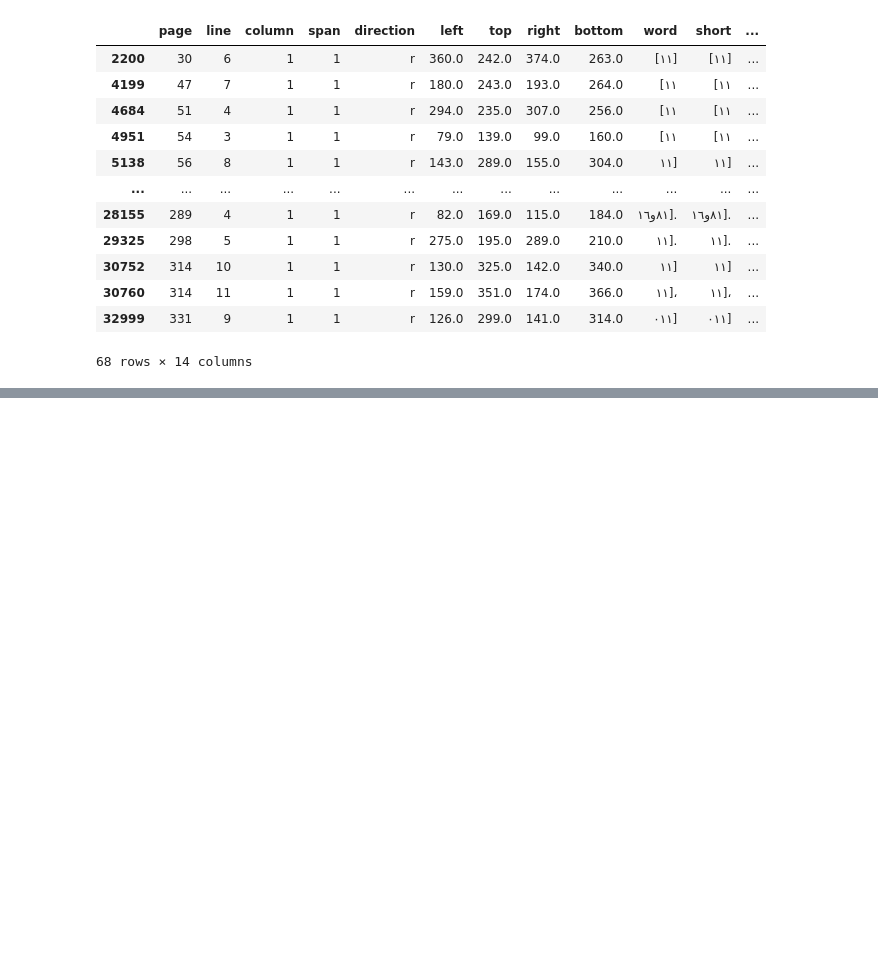
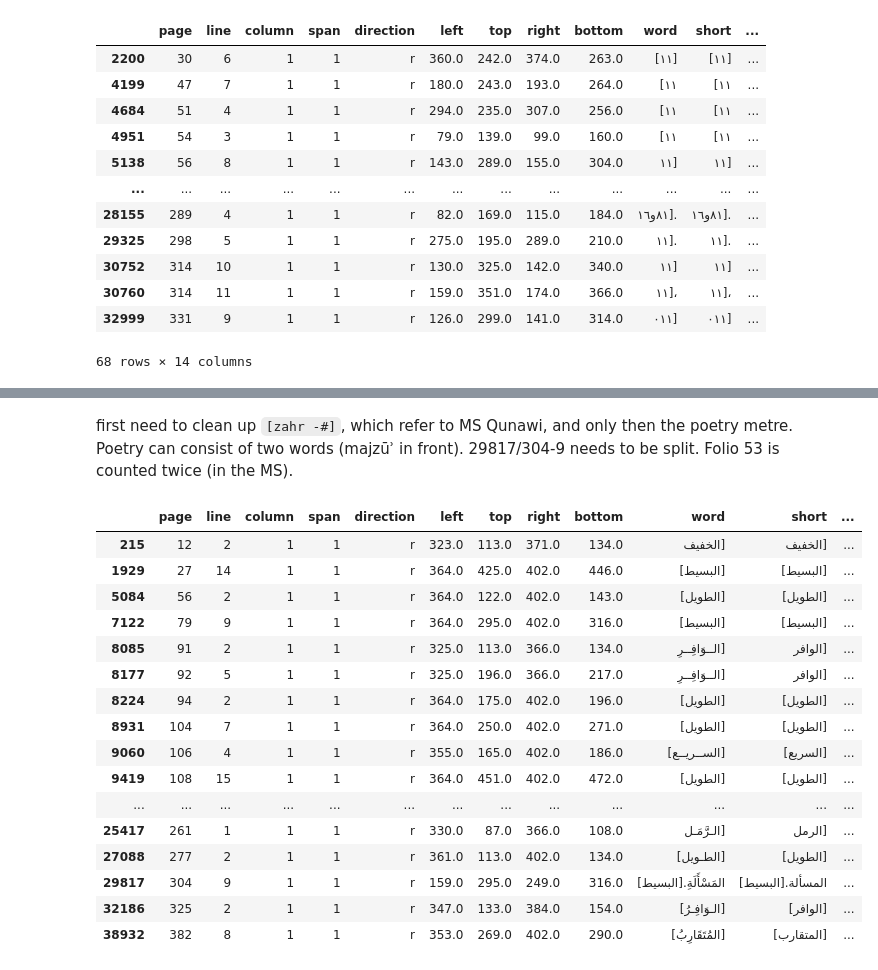
Before and after one commit to among/fusus, a Jupyter notebook: fusust-text-laboratory/FususReworking.ipynb, the cells around one changed output, grey strips where cells are left out. Cells and saved outputs as stored; diff of their text form; code cells hidden in the pictures; blank space fills up the shorter version.

```diff
--- a/fusust-text-laboratory/FususReworking.ipynb
+++ b/fusust-text-laboratory/FususReworking.ipynb
@@ -113,3 +151,7 @@ fusus[fusus.haspunct.str.contains(pat='١١')]
 | 30760 | 314 | 11 | 1 | 1 | r | 159.0 | 351.0 | 174.0 | 366.0 | ١١]، | ١١]، | ... |
 | 32999 | 331 | 9 | 1 | 1 | r | 126.0 | 299.0 | 141.0 | 314.0 | ٠١١] | ٠١١] | ... |
 68 rows × 14 columns
+# %%
+lijst = punctMark.index.tolist()
+lijst = [x-1 for x in lijst]
+lijst
@@ -115,0 +176,23 @@ fusus[fusus.haspunct.str.contains(pat='١١')]
+# %% [markdown]
+first need to clean up `[zahr -#]`, which refer to MS Qunawi, and only then the poetry metre. Poetry can consist of two words (majzūʾ in front). 29817/304-9 needs to be split. Folio 53 is counted twice (in the MS).
+# %%
+# These are the words right before poetry starts: indicate meter.
+fusus.iloc[lijst]
+# %% [output]
+|  | page | line | column | span | direction | left | top | right | bottom | word | short | ... |
+| 215 | 12 | 2 | 1 | 1 | r | 323.0 | 113.0 | 371.0 | 134.0 | الخفيف] | الخفيف] | ... |
+| 1929 | 27 | 14 | 1 | 1 | r | 364.0 | 425.0 | 402.0 | 446.0 | [البسيط] | [البسيط] | ... |
+| 5084 | 56 | 2 | 1 | 1 | r | 364.0 | 122.0 | 402.0 | 143.0 | [الطويل] | [الطويل] | ... |
+| 7122 | 79 | 9 | 1 | 1 | r | 364.0 | 295.0 | 402.0 | 316.0 | [البسيط] | [البسيط] | ... |
+| 8085 | 91 | 2 | 1 | 1 | r | 325.0 | 113.0 | 366.0 | 134.0 | الــوَافِــرِ] | الوافر] | ... |
+| 8177 | 92 | 5 | 1 | 1 | r | 325.0 | 196.0 | 366.0 | 217.0 | الــوَافِــرِ] | الوافر] | ... |
+| 8224 | 94 | 2 | 1 | 1 | r | 364.0 | 175.0 | 402.0 | 196.0 | [الطويل] | [الطويل] | ... |
+| 8931 | 104 | 7 | 1 | 1 | r | 364.0 | 250.0 | 402.0 | 271.0 | [الطويل] | [الطويل] | ... |
+| 9060 | 106 | 4 | 1 | 1 | r | 355.0 | 165.0 | 402.0 | 186.0 | [الســريــع] | [السريع] | ... |
+| 9419 | 108 | 15 | 1 | 1 | r | 364.0 | 451.0 | 402.0 | 472.0 | [الطويل] | [الطويل] | ... |
+| ... | ... | ... | ... | ... | ... | ... | ... | ... | ... | ... | ... | ... |
+| 25417 | 261 | 1 | 1 | 1 | r | 330.0 | 87.0 | 366.0 | 108.0 | الـرَّمَـل] | الرمل] | ... |
+| 27088 | 277 | 2 | 1 | 1 | r | 361.0 | 113.0 | 402.0 | 134.0 | [الطـويل] | [الطويل] | ... |
+| 29817 | 304 | 9 | 1 | 1 | r | 159.0 | 295.0 | 249.0 | 316.0 | المَسْأَلَةِ.[البسيط] | المسألة.[البسيط] | ... |
+| 32186 | 325 | 2 | 1 | 1 | r | 347.0 | 133.0 | 384.0 | 154.0 | [الـوَافِـرُ] | [الوافر] | ... |
+| 38932 | 382 | 8 | 1 | 1 | r | 353.0 | 269.0 | 402.0 | 290.0 | [المُتَقَارِبُ] | [المتقارب] | ... |
```
Also changed, not shown: parts of 18 cells of this notebook, 1 other file.
